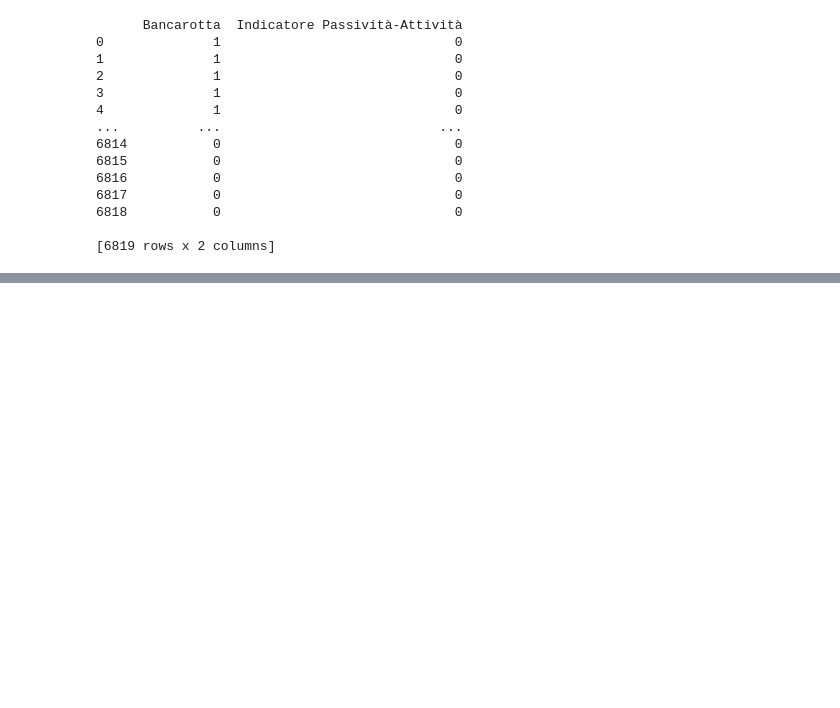
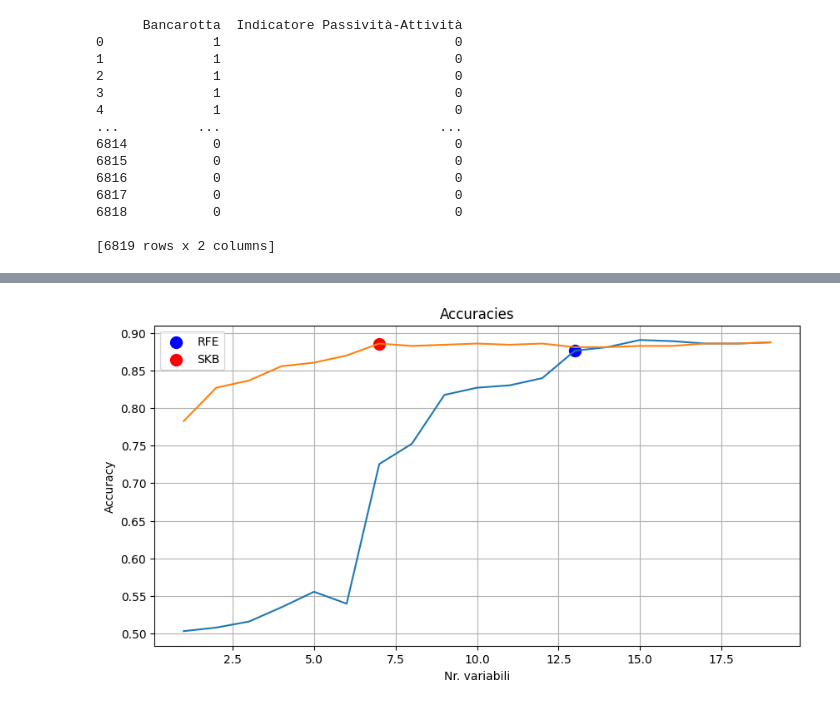
Before and after one commit to PierandreaMartella/CompanyBankruptcyPrediction, a Jupyter notebook: Main.ipynb, the cells around one changed output, grey strips where cells are left out. Saved outputs shown, nothing was run; the diff lists cells and outputs as text; code cells hidden in the pictures; blank space fills up the shorter version.

```diff
--- a/Main.ipynb
+++ b/Main.ipynb
@@ -365,7 +591,7 @@ for k in tqdm(range(1,len(X_train_SMOTE.columns)+1)):
     # lo aggiungiamo alla lista
     accuracies_skb.append(accuracy)
 # %%
-k_skb = 8
+k_skb = 7
 # %%
 # Plot accuracies
 plt.figure(figsize=(10, 6))
@@ -384,0 +608,14 @@ X_train_rfe = X_train[rfe_selections[k_rfe]]
+# %%
+plt.figure(figsize=(10, 5))
+plt.plot(range(1, len(X_train_SMOTE.columns)+1), accuracies_rfe)
+plt.plot(range(1, len(X_train_SMOTE.columns)+1), accuracies_skb)
+plt.scatter(k_rfe, accuracies_rfe[k_rfe-1], color='blue', label='RFE', s=100)
+plt.scatter(k_skb, accuracies_skb[k_skb-1], color='red', label='SKB', s=100)
+plt.title('Accuracies')
+plt.xlabel('Nr. variabili')
+plt.ylabel('Accuracy')
+plt.grid()
+plt.legend()
+plt.show()
+# %% [output]
+[figure, added]
```
Also changed, not shown: parts of 35 cells of this notebook, 1 other file.
